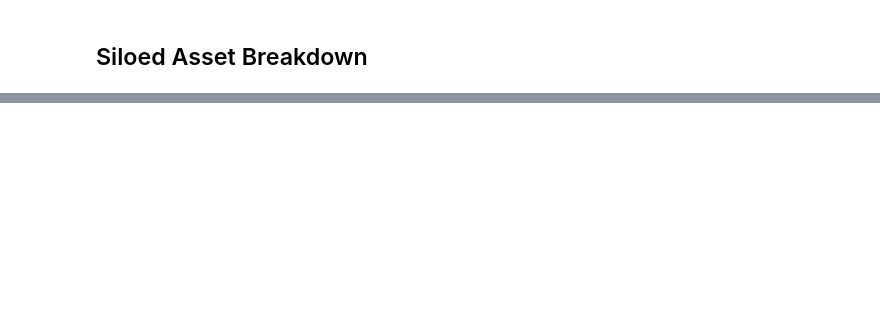
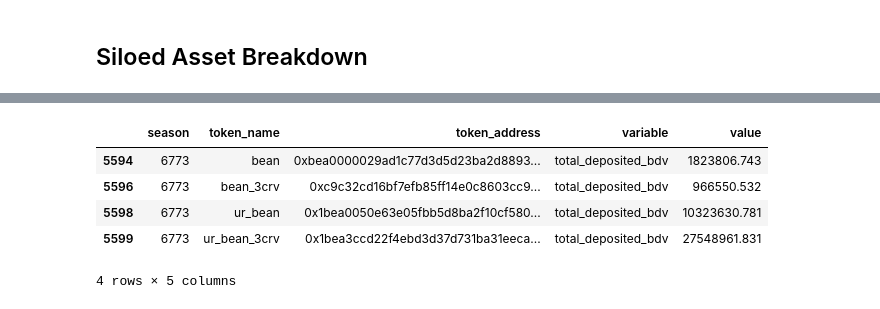
Before and after one commit to BeanstalkFarms/Beanstalk-Analytics, a Jupyter notebook: notebooks/Silo.ipynb, the cells around one changed output, grey strips where cells are left out. Saved outputs shown, nothing was run; the diff lists cells and outputs as text; code cells hidden in the pictures; blank space fills up the shorter version.

```diff
--- a/notebooks/Silo.ipynb
+++ b/notebooks/Silo.ipynb
@@ -119,3 +146,19 @@ alt.Chart(df_dep).mark_line().encode(
 ).properties(width=700)
 # %% [output]
 [interactive output not drawn]
+# %%
+ddf(df_silo.copy().loc[(df_silo.season == szn_max) & (df_silo.variable == 'total_deposited_bdv')])
+alt.Chart(df_silo.copy().loc[(df_silo.season == szn_max) & (df_silo.variable == 'total_deposited_bdv')]
+).encode(
+    theta=alt.Theta("value:Q", stack=True),
+    color=alt.Color("token_name:N", legend=alt.Legend()),
+    tooltip=alt.Tooltip("value:Q", format=",d")
+).mark_arc(outerRadius=120, innerRadius=75
+).properties(title="Silo Deposit by Token (BDV)")
+# %% [output]
+|  | season | token_name | token_address | variable | value |
+| 5594 | 6773 | bean | 0xbea0000029ad1c77d3d5d23ba2d8893... | total_deposited_bdv | 1823806.743 |
+| 5596 | 6773 | bean_3crv | 0xc9c32cd16bf7efb85ff14e0c8603cc9... | total_deposited_bdv | 966550.532 |
+| 5598 | 6773 | ur_bean | 0x1bea0050e63e05fbb5d8ba2f10cf580... | total_deposited_bdv | 10323630.781 |
+| 5599 | 6773 | ur_bean_3crv | 0x1bea3ccd22f4ebd3d37d731ba31eeca... | total_deposited_bdv | 27548961.831 |
+4 rows × 5 columns
```
Also changed, not shown: parts of 6 cells of this notebook, 7 other files.
